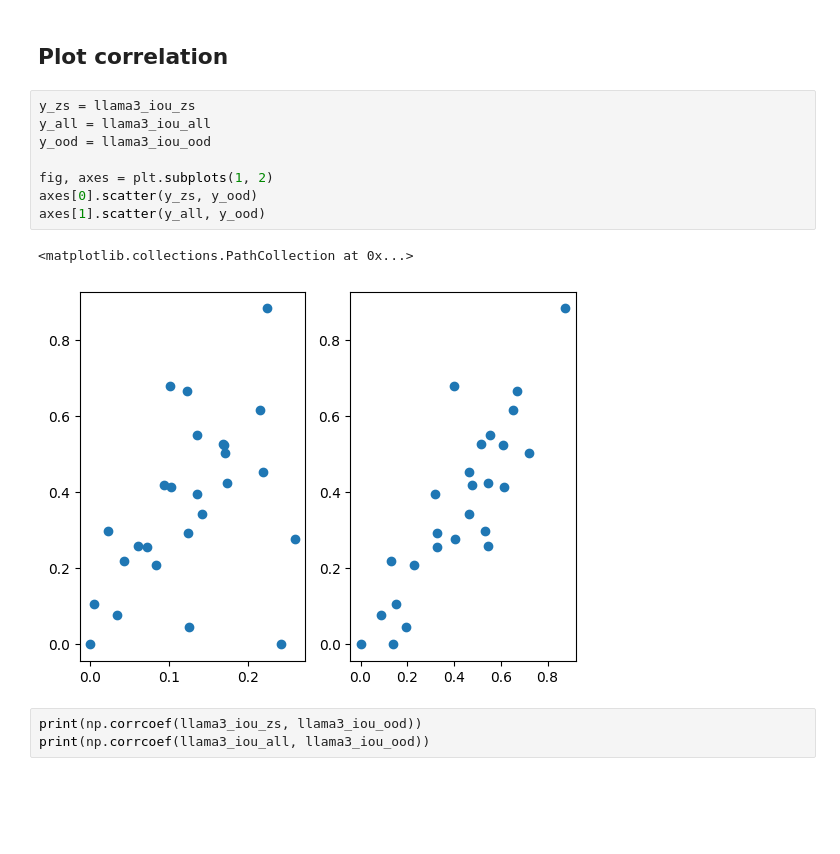
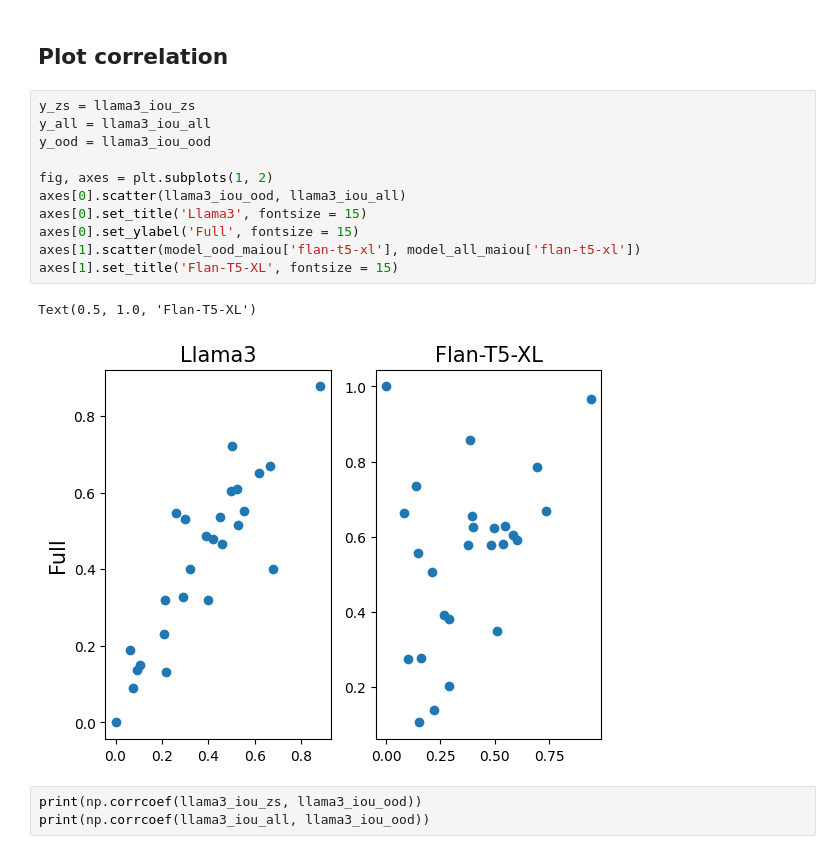
Before and after one commit to srhthu/ContClause, a Jupyter notebook: scripts/plot/plot_clause_perf.ipynb, the cells around one changed output. Drawn from its saved outputs; the diff is of its cells as text; blank space fills up the shorter version.

```diff
--- a/scripts/plot/plot_clause_perf.ipynb
+++ b/scripts/plot/plot_clause_perf.ipynb
@@ -201,14 +201,17 @@ merge_pfm_ood[merge_pfm_ood['model'] == 'flan-t5-xl'].iloc[0]['res_detail'][17]
 # %%
 y_zs = llama3_iou_zs
 y_all = llama3_iou_all
 y_ood = llama3_iou_ood
 
 fig, axes = plt.subplots(1, 2)
-axes[0].scatter(y_zs, y_ood)
-axes[1].scatter(y_all, y_ood)
+axes[0].scatter(llama3_iou_ood, llama3_iou_all)
+axes[0].set_title('Llama3', fontsize = 15)
+axes[0].set_ylabel('Full', fontsize = 15)
+axes[1].scatter(model_ood_maiou['flan-t5-xl'], model_all_maiou['flan-t5-xl'])
+axes[1].set_title('Flan-T5-XL', fontsize = 15)
 # %% [output]
-<matplotlib.collections.PathCollection at 0x...>
+Text(0.5, 1.0, 'Flan-T5-XL')
-[figure, old version]
+[figure, new version]
 # %%
 print(np.corrcoef(llama3_iou_zs, llama3_iou_ood))
 print(np.corrcoef(llama3_iou_all, llama3_iou_ood))
```
Also changed, not shown: 2 other files.
